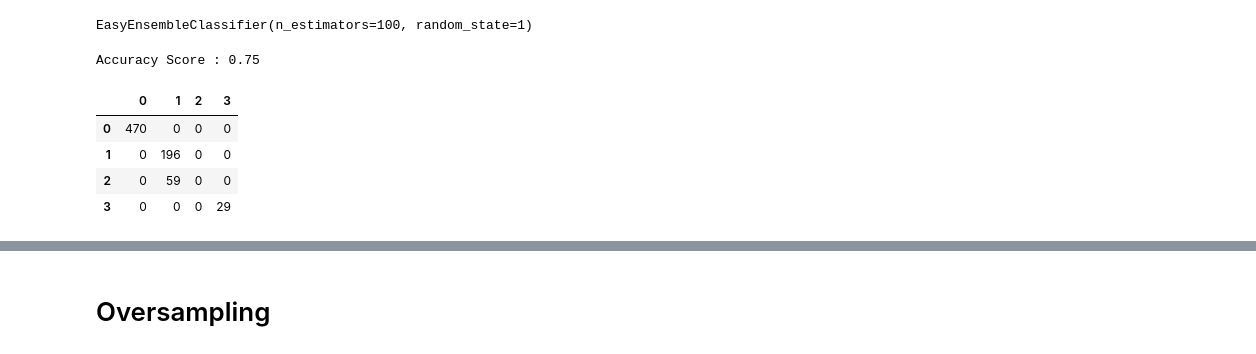
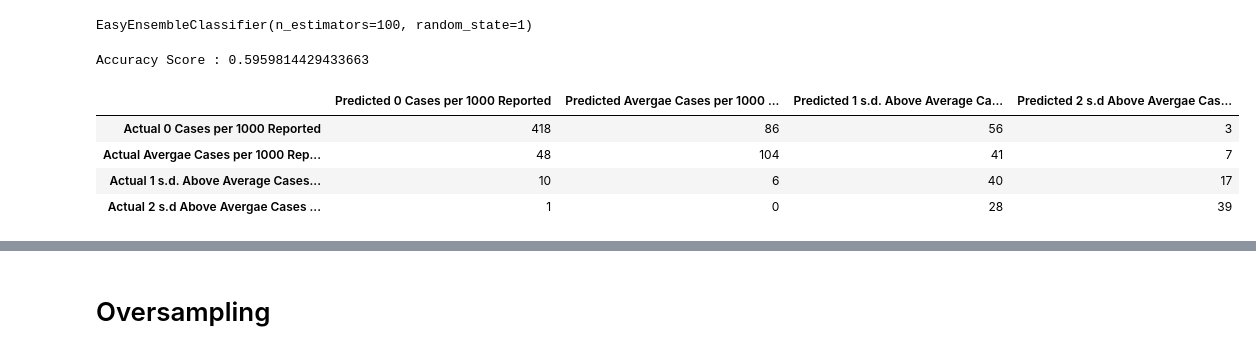
Before and after one commit to Tsoggy/Lyme_Disease, a Jupyter notebook: Resources/Notebooks/Lyme_ML_model.ipynb, the cells around one changed output, grey strips where cells are left out. Cells and saved outputs as stored; diff of their text form; code cells hidden in the pictures.

```diff
--- a/Resources/Notebooks/Lyme_ML_model.ipynb
+++ b/Resources/Notebooks/Lyme_ML_model.ipynb
@@ -147,10 +149,11 @@ ldir_key_df.head()
 # %%
+# Create a map function to bin the incidence of lyme reported
 def map_fxn (x):
     if x ==0:
         return 0
-    elif x <= 0.25:
+    elif x <= 0.130944:
         return 1
-    elif x <= 1:
+    elif x <= 0.415456 + 0.130944:
         return 2
     else:
         return 3
@@ -191,7 +187,7 @@ Name: Norm_Incidence_Bin, dtype: int64
 # %%
 mldf = mldf.drop(['Unnamed: 0_x','Unnamed: 0_y','County_y','State_y','State_x','County_x','African_American(Count)','American_Indian/Alaskan_Native(Count)',
            'Hispanic(Count)','Non-Hispanic_White_(Count)','Asian(Count)',
-           'Native_Hawaiian/Other_Pacific_Islander(Count)','Rural(Count)','Lyme_Disease_Incidence_Reported','County_x','State_x','County', 'State','Cases2019'], axis=1)
+           'Native_Hawaiian/Other_Pacific_Islander(Count)','Rural(Count)','Lyme_Disease_Incidence_Reported','County_x','State_x','Cases2019'], axis=1)
 # %%
 list(mldf.columns)
 # %% [output]
@@ -229,8 +264,7 @@ mldf.to_csv(f"../../{file_path}/ML_Demographic_LymeCase_HealthRank.csv", index=F
 ## Split the Data into Training and Testing
 # %%
 # Create our features
-X = mldf.drop(axis=1, columns='Norm_Incidence_Bin')
-
+X =pd.get_dummies(mldf.drop(axis=1, columns=['Norm_Incidence_Bin','State','County','FIPS','Norm_Incidence']))
 # Create our target
 y = mldf['Norm_Incidence_Bin']
 y.value_counts()
@@ -256,7 +290,7 @@ X.describe()
 # %%
 from sklearn.model_selection import train_test_split
 
-X_train, X_test, y_train, y_test = train_test_split(X, y, test_size = 0.25, random_state=1, stratify=y)
+X_train, X_test, y_train, y_test = train_test_split(X, y, test_size = 0.30, random_state=1, stratify=y)
 X_train.shape
 
 # Feature scaling
@@ -365,15 +402,17 @@ predictions = pickled_model.predict(X_test)
 acc_score2 = balanced_accuracy_score(y_test, predictions)
 print(f"Accuracy Score : {acc_score2}")
 # %% [output]
-Accuracy Score : 0.75
+Accuracy Score : 0.5959814429433663
 # %%
-# Display the confusion matrix
 matrix = confusion_matrix(y_test, predictions)
-cm_df = pd.DataFrame(matrix)
+cm_df = pd.DataFrame(matrix, columns=['Predicted 0 Cases per 1000 Reported', 'Predicted Avergae Cases per 1000 Reported',
+                                      'Predicted 1 s.d. Above Average Cases per 1000 Reported', 'Predicted 2 s.d Above Avergae Cases per 1000 Reported'],
+                     index=['Actual 0 Cases per 1000 Reported', 'Actual Avergae Cases per 1000 Reported',
+                            'Actual 1 s.d. Above Average Cases per 1000 Reported', 'Actual 2 s.d Above Avergae Cases per 1000 Reported'])
 cm_df
 # %% [output]
-|  | 0 | 1 | 2 | 3 |
-| 0 | 470 | 0 | 0 | 0 |
-| 1 | 0 | 196 | 0 | 0 |
-| 2 | 0 | 59 | 0 | 0 |
-| 3 | 0 | 0 | 0 | 29 |
+|  | Predicted 0 Cases per 1000 Reported | Predicted Avergae Cases per 1000 ... | Predicted 1 s.d. Above Average Ca... | Predicted 2 s.d Above Avergae Cas... |
+| Actual 0 Cases per 1000 Reported | 418 | 86 | 56 | 3 |
+| Actual Avergae Cases per 1000 Rep... | 48 | 104 | 41 | 7 |
+| Actual 1 s.d. Above Average Cases... | 10 | 6 | 40 | 17 |
+| Actual 2 s.d Above Avergae Cases ... | 1 | 0 | 28 | 39 |
```
Also changed, not shown: parts of 37 cells of this notebook, 16 other files.
